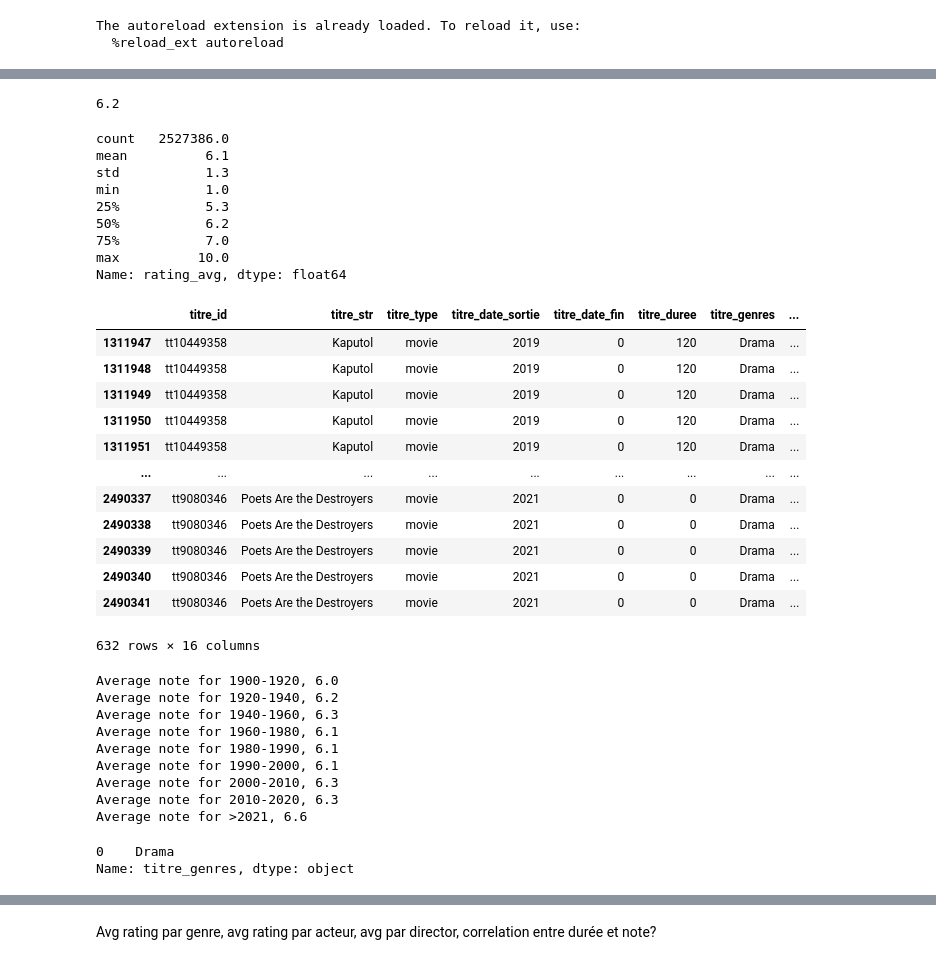
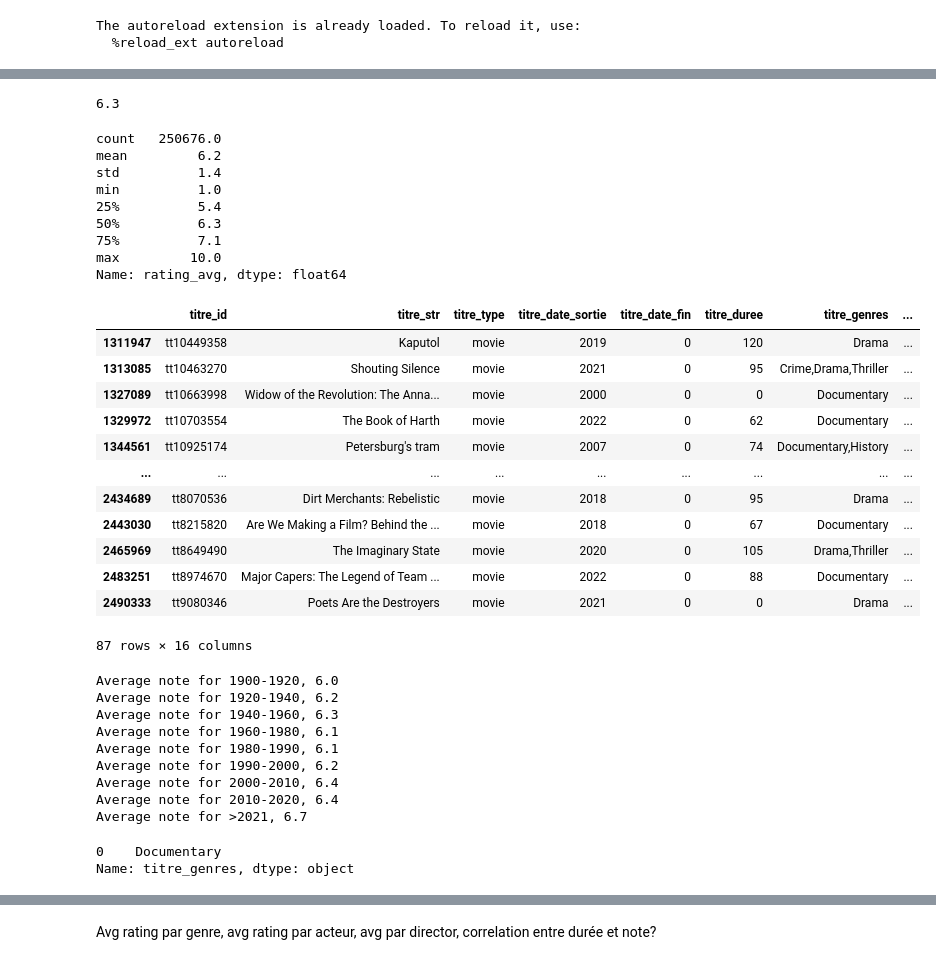
Before and after one commit to Morgan-DCL/project_2, a Jupyter notebook: eda_rating.ipynb, the cells around one changed output, grey strips where cells are left out. Saved outputs shown, nothing was run; the diff lists cells and outputs as text; code cells hidden in the pictures.

```diff
--- a/eda_rating.ipynb
+++ b/eda_rating.ipynb
@@ -65,63 +51,63 @@ rating
 # %%
-rating["rating_avg"].median()
+nodup["rating_avg"].median()
 # %% [output]
-6.2
+6.3
 # %%
-rating["rating_avg"].describe()
+nodup["rating_avg"].describe()
 # %% [output]
-count   2527386.0
-mean          6.1
-std           1.3
-min           1.0
-25%           5.3
-50%           6.2
-75%           7.0
-max          10.0
+count   250676.0
+mean         6.2
+std          1.4
+min          1.0
+25%          5.4
+50%          6.3
+75%          7.1
+max         10.0
 Name: rating_avg, dtype: float64
 # %%
 condi = (
-    rating["rating_avg"] == 10
+    nodup["rating_avg"] == 10
 )
 
-best_movies = rating[condi]
+best_movies = nodup[condi]
 
 best_movies
 # %% [output]
 |  | titre_id | titre_str | titre_type | titre_date_sortie | titre_date_fin | titre_duree | titre_genres | ... |
 | 1311947 | tt10449358 | Kaputol | movie | 2019 | 0 | 120 | Drama | ... |
-| 1311948 | tt10449358 | Kaputol | movie | 2019 | 0 | 120 | Drama | ... |
-| 1311949 | tt10449358 | Kaputol | movie | 2019 | 0 | 120 | Drama | ... |
-| 1311950 | tt10449358 | Kaputol | movie | 2019 | 0 | 120 | Drama | ... |
-| 1311951 | tt10449358 | Kaputol | movie | 2019 | 0 | 120 | Drama | ... |
+| 1313085 | tt10463270 | Shouting Silence | movie | 2021 | 0 | 95 | Crime,Drama,Thriller | ... |
+| 1327089 | tt10663998 | Widow of the Revolution: The Anna... | movie | 2000 | 0 | 0 | Documentary | ... |
+| 1329972 | tt10703554 | The Book of Harth | movie | 2022 | 0 | 62 | Documentary | ... |
+| 1344561 | tt10925174 | Petersburg's tram | movie | 2007 | 0 | 74 | Documentary,History | ... |
 | ... | ... | ... | ... | ... | ... | ... | ... | ... |
-| 2490337 | tt9080346 | Poets Are the Destroyers | movie | 2021 | 0 | 0 | Drama | ... |
-| 2490338 | tt9080346 | Poets Are the Destroyers | movie | 2021 | 0 | 0 | Drama | ... |
-| 2490339 | tt9080346 | Poets Are the Destroyers | movie | 2021 | 0 | 0 | Drama | ... |
-| 2490340 | tt9080346 | Poets Are the Destroyers | movie | 2021 | 0 | 0 | Drama | ... |
-| 2490341 | tt9080346 | Poets Are the Destroyers | movie | 2021 | 0 | 0 | Drama | ... |
+| 2434689 | tt8070536 | Dirt Merchants: Rebelistic | movie | 2018 | 0 | 95 | Drama | ... |
+| 2443030 | tt8215820 | Are We Making a Film? Behind the ... | movie | 2018 | 0 | 67 | Documentary | ... |
+| 2465969 | tt8649490 | The Imaginary State | movie | 2020 | 0 | 105 | Drama,Thriller | ... |
+| 2483251 | tt8974670 | Major Capers: The Legend of Team ... | movie | 2022 | 0 | 88 | Documentary | ... |
+| 2490333 | tt9080346 | Poets Are the Destroyers | movie | 2021 | 0 | 0 | Drama | ... |
-632 rows × 16 columns
+87 rows × 16 columns
 # %%
 for date in names[1:]:
     condi = (
-        (rating["cuts"] == date)
+        (nodup["cuts"] == date)
     )
 
 
-    print(f"Average note for {date}, {rating['rating_avg'][condi].median()}")
+    print(f"Average note for {date}, {nodup['rating_avg'][condi].median()}")
 # %% [output]
 Average note for 1900-1920, 6.0
 Average note for 1920-1940, 6.2
 Average note for 1940-1960, 6.3
 Average note for 1960-1980, 6.1
 Average note for 1980-1990, 6.1
-Average note for 1990-2000, 6.1
-Average note for 2000-2010, 6.3
-Average note for 2010-2020, 6.3
-Average note for >2021, 6.6
+Average note for 1990-2000, 6.2
+Average note for 2000-2010, 6.4
+Average note for 2010-2020, 6.4
+Average note for >2021, 6.7
 # %%
-condi = rating["rating_avg"] > rating["rating_avg"].median()
+condi = nodup["rating_avg"] > nodup["rating_avg"].median()
 
-rating["titre_genres"][condi].mode()
+nodup["titre_genres"][condi].mode()
 # %% [output]
-0    Drama
+0    Documentary
 Name: titre_genres, dtype: object
```
Also changed, not shown: parts of 8 cells of this notebook, 1 other file.
